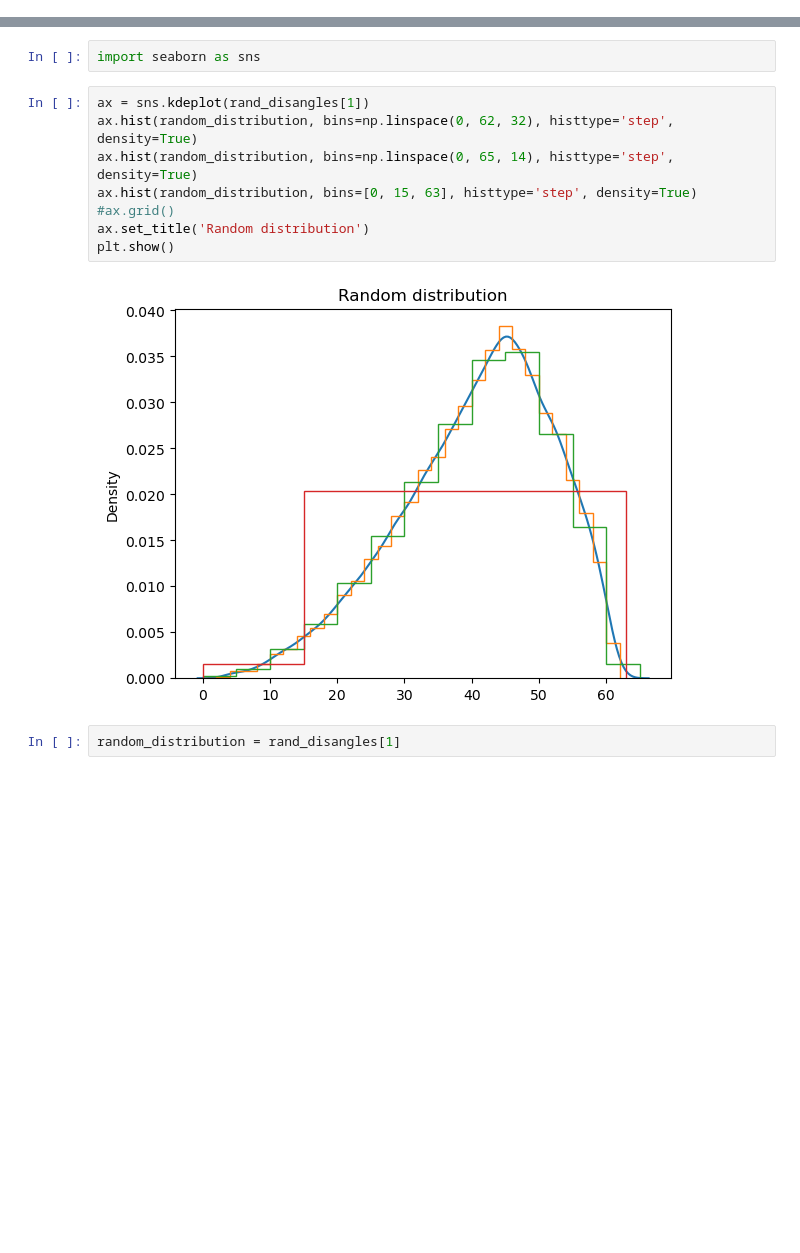
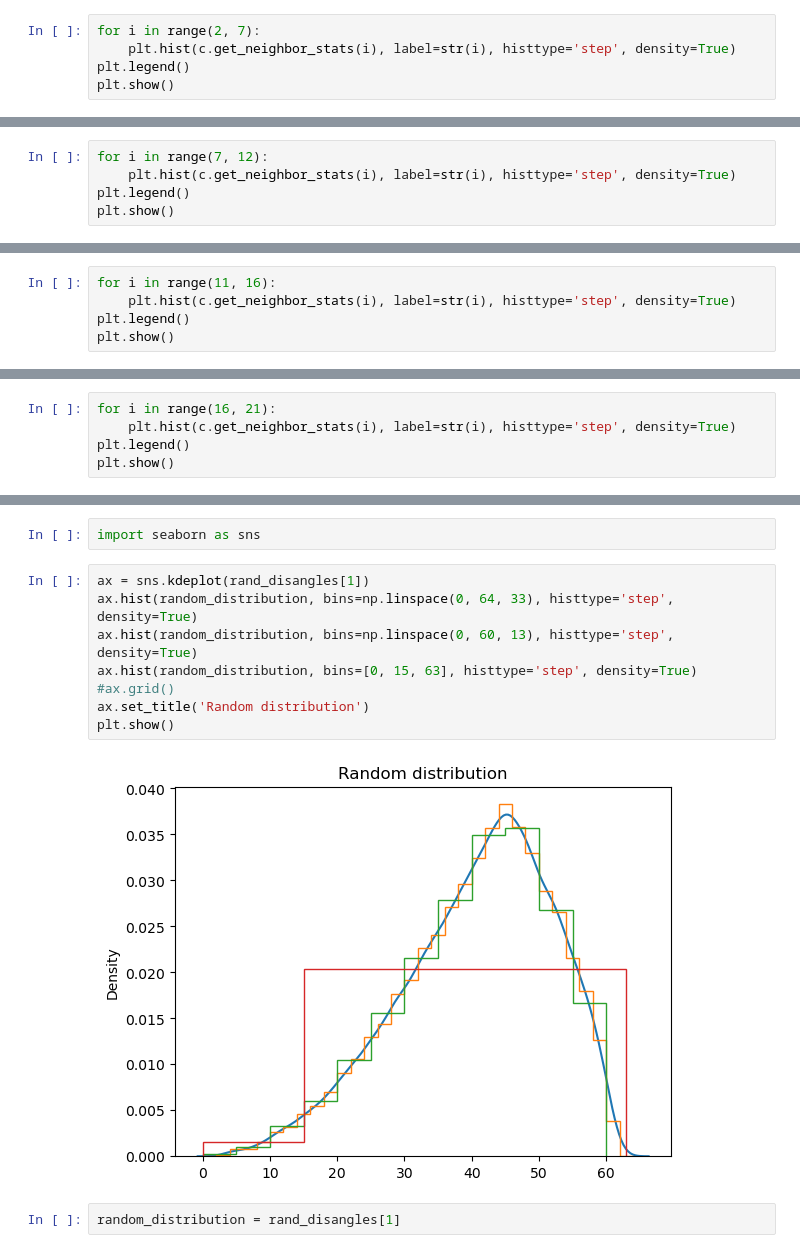
Before and after one commit to PRISBteam/Voronoi_PCC_Analyser, a Jupyter notebook: Disorientations.ipynb, the cells around one changed output, grey strips where cells are left out. Drawn from its saved outputs; the diff is of its cells as text; blank space fills up the shorter version.

```diff
--- a/Disorientations.ipynb
+++ b/Disorientations.ipynb
@@ -27,3 +82,8 @@ plt.legend()
 plt.show()
 # %% [output]
 [figure]
+# %%
+for i in range(2, 7):
+    plt.hist(c.get_neighbor_stats(i), label=str(i), histtype='step', density=True)
+plt.legend()
+plt.show()
@@ -29,0 +92,5 @@ plt.show()
+# %%
+for i in range(7, 12):
+    plt.hist(c.get_neighbor_stats(i), label=str(i), histtype='step', density=True)
+plt.legend()
+plt.show()
@@ -29,0 +99,5 @@ plt.show()
+# %%
+for i in range(11, 16):
+    plt.hist(c.get_neighbor_stats(i), label=str(i), histtype='step', density=True)
+plt.legend()
+plt.show()
@@ -29,0 +106,5 @@ plt.show()
+# %%
+for i in range(16, 21):
+    plt.hist(c.get_neighbor_stats(i), label=str(i), histtype='step', density=True)
+plt.legend()
+plt.show()
@@ -191,14 +254,14 @@ plt.hist(rand_disangles[1], bins=np.linspace(0, 62, 63), density=True, histtype=
 import seaborn as sns
 # %%
 ax = sns.kdeplot(rand_disangles[1])
-ax.hist(random_distribution, bins=np.linspace(0, 62, 32), histtype='step', density=True)
-ax.hist(random_distribution, bins=np.linspace(0, 65, 14), histtype='step', density=True)
+ax.hist(random_distribution, bins=np.linspace(0, 64, 33), histtype='step', density=True)
+ax.hist(random_distribution, bins=np.linspace(0, 60, 13), histtype='step', density=True)
 ax.hist(random_distribution, bins=[0, 15, 63], histtype='step', density=True)
 #ax.grid()
 ax.set_title('Random distribution')
 plt.show()
 # %% [output]
-[figure, old version]
+[figure, new version]
 # %%
 random_distribution = rand_disangles[1]
 # %%
```
Also changed, not shown: parts of 30 cells of this notebook.
